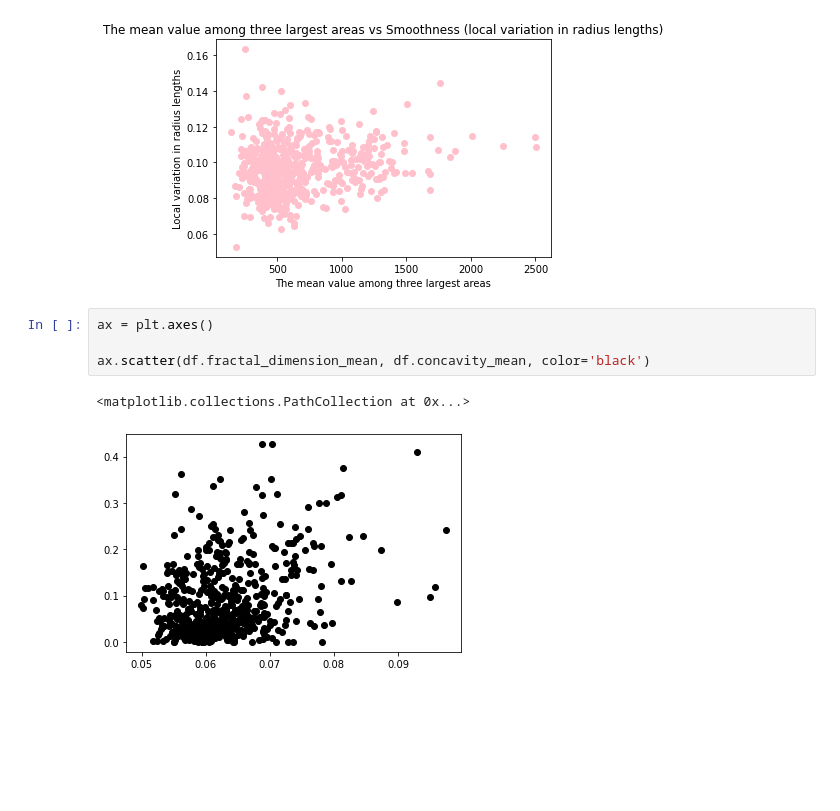
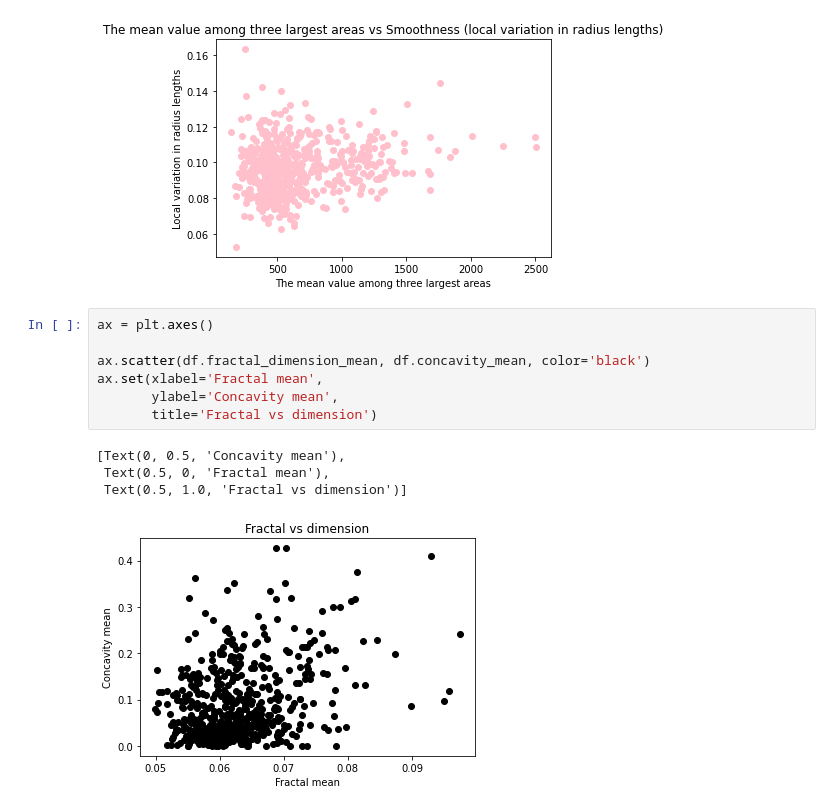
Before and after one commit to mohmaed7777/Breast-cancer-repo, a Jupyter notebook: Breast_cancer.ipynb, the cells around one changed output. Drawn from its saved outputs; the diff is of its cells as text; blank space fills up the shorter version.

```diff
--- a/Breast_cancer.ipynb
+++ b/Breast_cancer.ipynb
@@ -181,7 +181,12 @@ ax.set(xlabel='The mean value among three largest areas',
 # %%
 ax = plt.axes()
 
 ax.scatter(df.fractal_dimension_mean, df.concavity_mean, color='black')
+ax.set(xlabel='Fractal mean',
+       ylabel='Concavity mean',
+       title='Fractal vs dimension')
 # %% [output]
-<matplotlib.collections.PathCollection at 0x...>
+[Text(0, 0.5, 'Concavity mean'),
+ Text(0.5, 0, 'Fractal mean'),
+ Text(0.5, 1.0, 'Fractal vs dimension')]
-[figure, old version]
+[figure, new version]
```
Also changed, not shown: parts of 1 cell of this notebook.
